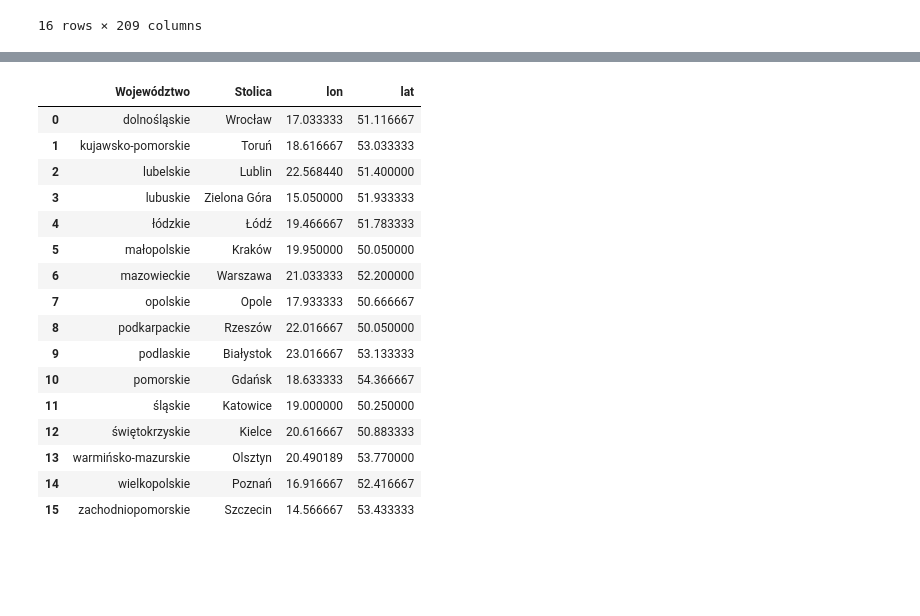
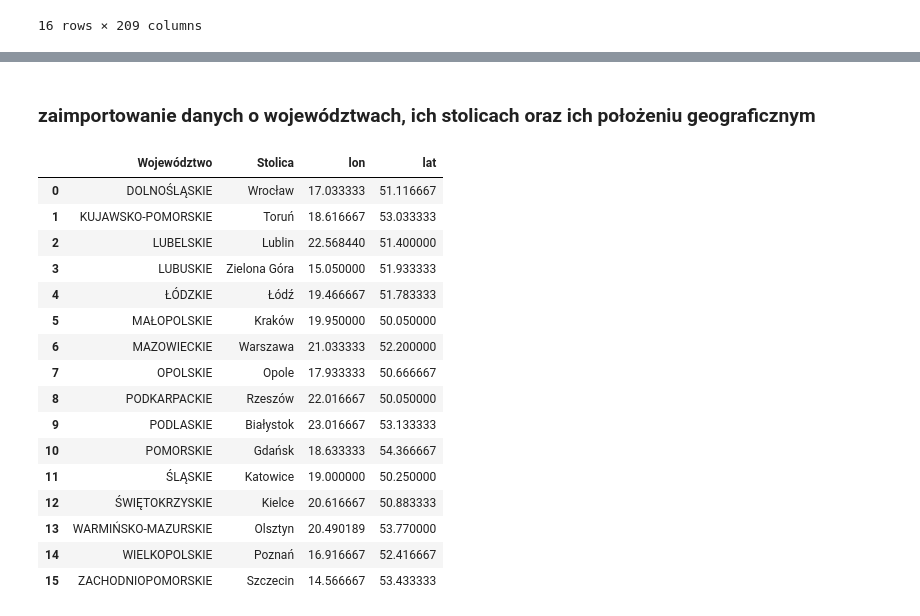
Before and after one commit to Aszlas545/ADP, a Jupyter notebook: project.ipynb, the cells around one changed output, grey strips where cells are left out. Saved outputs shown, nothing was run; the diff lists cells and outputs as text; code cells hidden in the pictures; blank space fills up the shorter version.

```diff
--- a/project.ipynb
+++ b/project.ipynb
@@ -405,25 +455,28 @@ for key, value in cause_dict.items():
 ... (4 outputs left out)
+# %% [markdown]
+### zaimportowanie danych o województwach, ich stolicach oraz ich położeniu geograficznym
 # %%
 urodzenia_woj_lat_lon = pd.read_csv("woje_uro.csv", delimiter=",")
+urodzenia_woj_lat_lon['Województwo'] = urodzenia_woj_lat_lon['Województwo'].str.upper()
 display(urodzenia_woj_lat_lon)
 # %% [output]
 |  | Województwo | Stolica | lon | lat |
-| 0 | dolnośląskie | Wrocław | 17.033333 | 51.116667 |
-| 1 | kujawsko-pomorskie | Toruń | 18.616667 | 53.033333 |
-| 2 | lubelskie | Lublin | 22.568440 | 51.400000 |
-| 3 | lubuskie | Zielona Góra | 15.050000 | 51.933333 |
-| 4 | łódzkie | Łódź | 19.466667 | 51.783333 |
-| 5 | małopolskie | Kraków | 19.950000 | 50.050000 |
-| 6 | mazowieckie | Warszawa | 21.033333 | 52.200000 |
-| 7 | opolskie | Opole | 17.933333 | 50.666667 |
-| 8 | podkarpackie | Rzeszów | 22.016667 | 50.050000 |
-| 9 | podlaskie | Białystok | 23.016667 | 53.133333 |
-| 10 | pomorskie | Gdańsk | 18.633333 | 54.366667 |
-| 11 | śląskie | Katowice | 19.000000 | 50.250000 |
-| 12 | świętokrzyskie | Kielce | 20.616667 | 50.883333 |
-| 13 | warmińsko-mazurskie | Olsztyn | 20.490189 | 53.770000 |
-| 14 | wielkopolskie | Poznań | 16.916667 | 52.416667 |
-| 15 | zachodniopomorskie | Szczecin | 14.566667 | 53.433333 |
+| 0 | DOLNOŚLĄSKIE | Wrocław | 17.033333 | 51.116667 |
+| 1 | KUJAWSKO-POMORSKIE | Toruń | 18.616667 | 53.033333 |
+| 2 | LUBELSKIE | Lublin | 22.568440 | 51.400000 |
+| 3 | LUBUSKIE | Zielona Góra | 15.050000 | 51.933333 |
+| 4 | ŁÓDZKIE | Łódź | 19.466667 | 51.783333 |
+| 5 | MAŁOPOLSKIE | Kraków | 19.950000 | 50.050000 |
+| 6 | MAZOWIECKIE | Warszawa | 21.033333 | 52.200000 |
+| 7 | OPOLSKIE | Opole | 17.933333 | 50.666667 |
+| 8 | PODKARPACKIE | Rzeszów | 22.016667 | 50.050000 |
+| 9 | PODLASKIE | Białystok | 23.016667 | 53.133333 |
+| 10 | POMORSKIE | Gdańsk | 18.633333 | 54.366667 |
+| 11 | ŚLĄSKIE | Katowice | 19.000000 | 50.250000 |
+| 12 | ŚWIĘTOKRZYSKIE | Kielce | 20.616667 | 50.883333 |
+| 13 | WARMIŃSKO-MAZURSKIE | Olsztyn | 20.490189 | 53.770000 |
+| 14 | WIELKOPOLSKIE | Poznań | 16.916667 | 52.416667 |
+| 15 | ZACHODNIOPOMORSKIE | Szczecin | 14.566667 | 53.433333 |
 # %%
 attr = (
     "midnight_cartodb"
```
Also changed, not shown: parts of 24 cells of this notebook.
